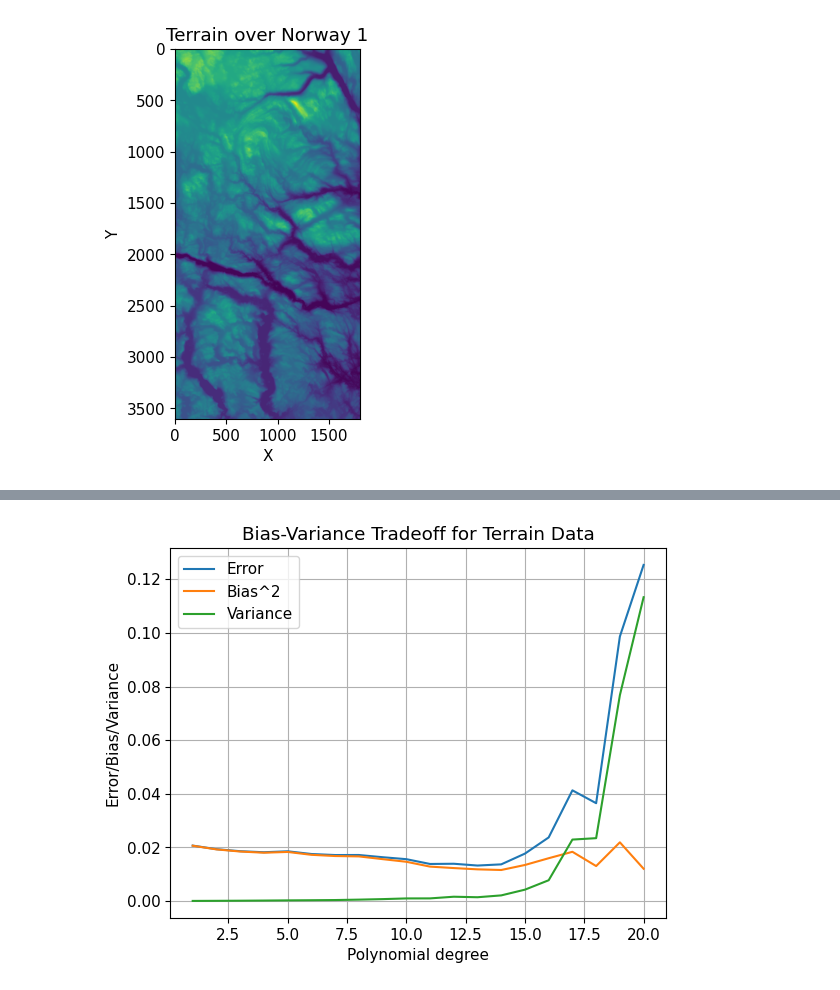
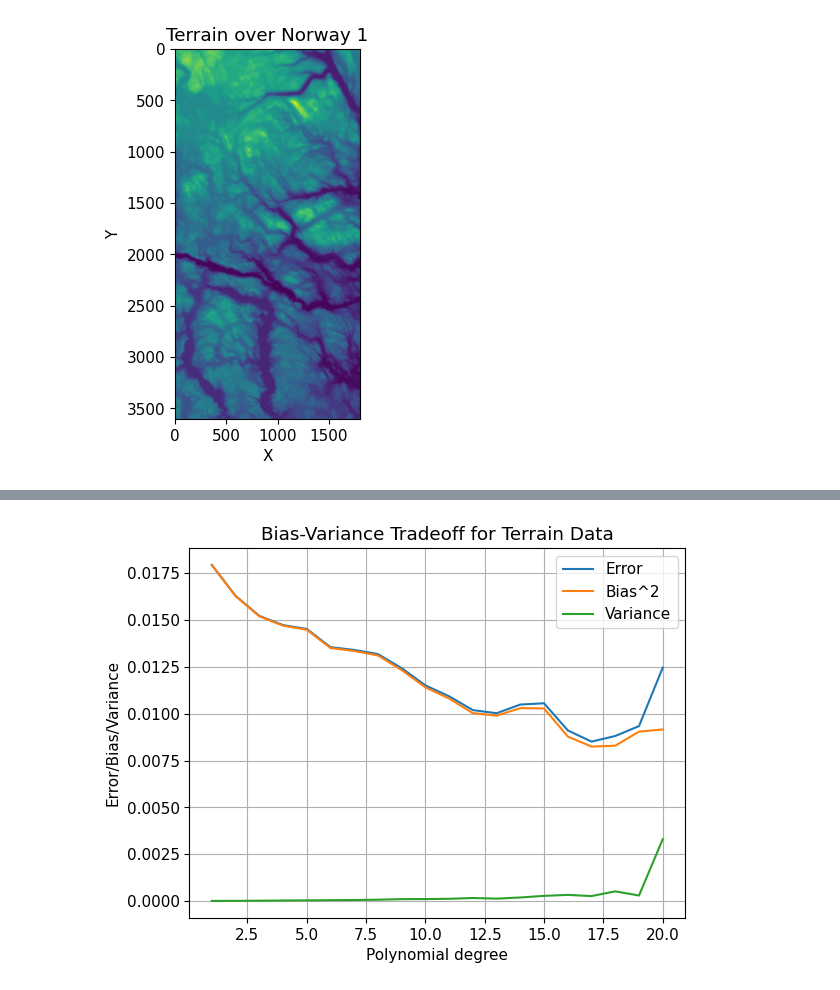
Before and after one commit to tiriltk/FYSSTK4155, a Jupyter notebook: Project1/terraincode.ipynb, the cells around one changed output, grey strips where cells are left out. Saved outputs shown, nothing was run; the diff lists cells and outputs as text; code cells hidden in the pictures.

```diff
--- a/Project1/terraincode.ipynb
+++ b/Project1/terraincode.ipynb
@@ -154,9 +159,5 @@ plt.show()
 # %%
-points_scaled = np.column_stack((min_max_scaling(points[:, 0]), min_max_scaling(points[:, 1])))
-x = points_scaled[:, 0]
-y = points_scaled[:, 1]
-
-degrees = np.arange(1, 21)
+degrees = np.arange(1, degree +1)
 lambdas = np.logspace(-4, 0, 5)
 
 MSE_Ridge_train = np.zeros((len(degrees), len(lambdas)))
@@ -165,7 +166,7 @@ R2_Ridge_train = np.zeros((len(degrees), len(lambdas)))
 R2_Ridge_test = np.zeros((len(degrees), len(lambdas)))
 
 for i, deg in enumerate(degrees):
-    X = create_X(x, y, n=deg)
+    X = create_X(x_scaled, y_scaled, n=deg)
     X = X[:, 1:]
 
     # Train-test split
@@ -331,10 +332,13 @@ from sklearn.pipeline import make_pipeline
 from sklearn.linear_model import LinearRegression
 from sklearn.utils import resample
 # %%
-from sklearn.pipeline import make_pipeline
-from sklearn.utils import resample
+# Split the data into training and testing sets
+x_train, x_test, y_train, y_test, z_train, z_test = train_test_split(x_scaled, y_scaled, z_scaled, test_size=0.2)
 
-n_boostraps = 100
+z_test = z_test.reshape(-1, 1)
+
+#number of bootstrap samples and maximum degree
+n_bootstraps = 100
 maxdegree = 20
 
 error = np.zeros(maxdegree)
@@ -342,24 +346,25 @@ bias = np.zeros(maxdegree)
 variance = np.zeros(maxdegree)
 polydegree = np.arange(1, maxdegree + 1)
 
-z_test = z_test.reshape(-1, 1)
+for degree in range(1, maxdegree + 1):
+    model = LinearRegression(fit_intercept=False)
+    z_pred = np.empty((z_test.shape[0], n_bootstraps))
+    X_train_poly = create_X(x_train, y_train, degree)
+    X_test_poly = create_X(x_test, y_test, degree)
 
-for degree in range(1, maxdegree + 1):
-    model = make_pipeline(PolynomialFeatures(degree=degree), LinearRegression(fit_intercept=False))
-    z_pred = np.empty((z_test.shape[0], n_boostraps))
+    #bootstrap resampling
+    for i in range(n_bootstraps):
+        X_, z_ = resample(X_train_poly, z_train)
+        z_pred[:, i] = model.fit(X_, z_).predict(X_test_poly).ravel()
 
-    for i in range(n_boostraps):
-        X_, z_ = resample(X_train, z_train)
-        z_pred[:, i] = model.fit(X_, z_).predict(X_test).ravel()
+    #calc error, bias, and variance
+    error[degree - 1] = np.mean(np.mean((z_test - z_pred) ** 2, axis=1))
+    bias[degree - 1] = np.mean((z_test - np.mean(z_pred, axis=1, keepdims=True)) ** 2)
+    variance[degree - 1] = np.mean(np.var(z_pred, axis=1))
 
-    error[degree-1] = np.mean(np.mean((z_test - z_pred) ** 2, axis=1))
-    bias[degree-1] = np.mean((z_test - np.mean(z_pred, axis=1, keepdims=True)) ** 2)
-    variance[degree-1] = np.mean(np.var(z_pred, axis=1))
-
-    print(f'Degree {degree}: Error = {error[degree-1]:.4f}, Bias ^2 = {bias[degree-1]:.4f}, Variance = {variance[degree-1]:.4f}')
+    print(f'Degree {degree}: Error = {error[degree - 1]:.4f}, Bias^2 = {bias[degree - 1]:.4f}, Variance = {variance[degree - 1]:.4f}')
 
 plt.rcParams.update({'font.size': 11})
-
 plt.plot(polydegree, error, label='Error')
 plt.plot(polydegree, bias, label='Bias^2')
 plt.plot(polydegree, variance, label='Variance')
@@ -393 +398 @@ Degree 20: Error = 0.1253, Bias ^2 = 0.0120, Variance = 0.1133
-[figure, old version]
+[figure, new version]
```
Also changed, not shown: parts of 10 cells of this notebook.
